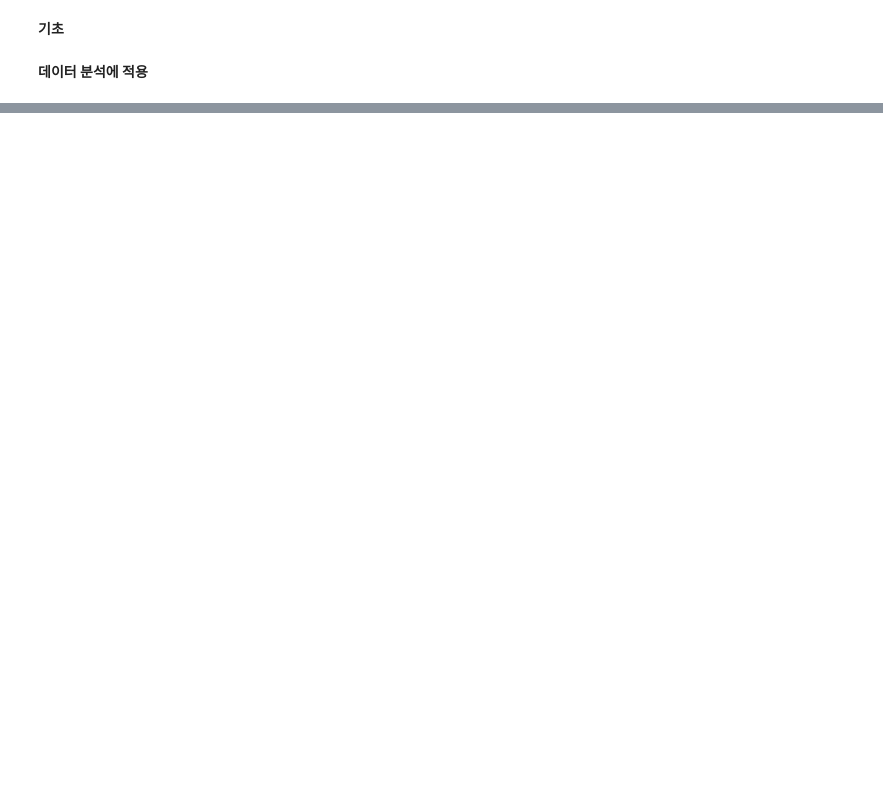
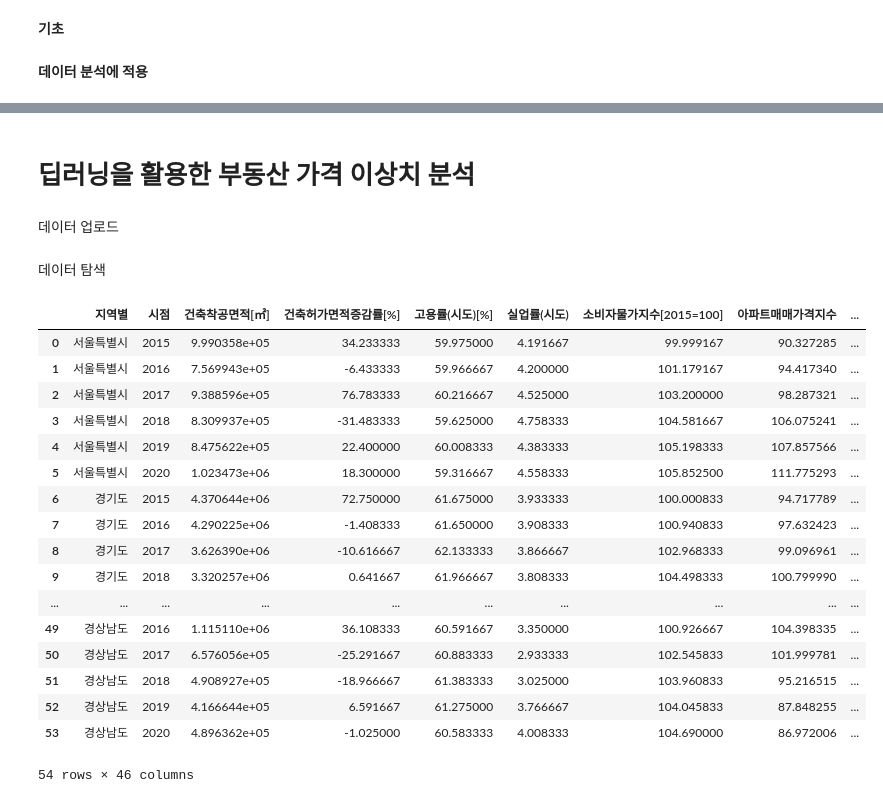
Before and after one commit to dlrjswn179/dlrjswn179, a Jupyter notebook: 비교과_노트.ipynb, the cells around one changed output, grey strips where cells are left out. Saved outputs shown, nothing was run; the diff lists cells and outputs as text; code cells hidden in the pictures; blank space fills up the shorter version.

```diff
--- a/비교과_노트.ipynb
+++ b/비교과_노트.ipynb
@@ -141,0 +583,4 @@ bike_data[bike_data.Momentum=='\\N']
+# %% [markdown]
+# 딥러닝을 활용한 부동산 가격 이상치 분석
+# %% [markdown]
+데이터 업로드
@@ -141,0 +594,24 @@ bike_data[bike_data.Momentum=='\\N']
+# %% [markdown]
+데이터 탐색
+# %%
+#데이터 탐색
+data
+# %% [output]
+|  | 지역별 | 시점 | 건축착공면적[㎡] | 건축허가면적증감률[%] | 고용률(시도)[%] | 실업률(시도) | 소비자물가지수[2015=100] | 아파트매매가격지수 | ... |
+| 0 | 서울특별시 | 2015 | 9.990358e+05 | 34.233333 | 59.975000 | 4.191667 | 99.999167 | 90.327285 | ... |
+| 1 | 서울특별시 | 2016 | 7.569943e+05 | -6.433333 | 59.966667 | 4.200000 | 101.179167 | 94.417340 | ... |
+| 2 | 서울특별시 | 2017 | 9.388596e+05 | 76.783333 | 60.216667 | 4.525000 | 103.200000 | 98.287321 | ... |
+| 3 | 서울특별시 | 2018 | 8.309937e+05 | -31.483333 | 59.625000 | 4.758333 | 104.581667 | 106.075241 | ... |
+| 4 | 서울특별시 | 2019 | 8.475622e+05 | 22.400000 | 60.008333 | 4.383333 | 105.198333 | 107.857566 | ... |
+| 5 | 서울특별시 | 2020 | 1.023473e+06 | 18.300000 | 59.316667 | 4.558333 | 105.852500 | 111.775293 | ... |
+| 6 | 경기도 | 2015 | 4.370644e+06 | 72.750000 | 61.675000 | 3.933333 | 100.000833 | 94.717789 | ... |
+| 7 | 경기도 | 2016 | 4.290225e+06 | -1.408333 | 61.650000 | 3.908333 | 100.940833 | 97.632423 | ... |
+| 8 | 경기도 | 2017 | 3.626390e+06 | -10.616667 | 62.133333 | 3.866667 | 102.968333 | 99.096961 | ... |
+| 9 | 경기도 | 2018 | 3.320257e+06 | 0.641667 | 61.966667 | 3.808333 | 104.498333 | 100.799990 | ... |
+| ... | ... | ... | ... | ... | ... | ... | ... | ... | ... |
+| 49 | 경상남도 | 2016 | 1.115110e+06 | 36.108333 | 60.591667 | 3.350000 | 100.926667 | 104.398335 | ... |
+| 50 | 경상남도 | 2017 | 6.576056e+05 | -25.291667 | 60.883333 | 2.933333 | 102.545833 | 101.999781 | ... |
+| 51 | 경상남도 | 2018 | 4.908927e+05 | -18.966667 | 61.383333 | 3.025000 | 103.960833 | 95.216515 | ... |
+| 52 | 경상남도 | 2019 | 4.166644e+05 | 6.591667 | 61.275000 | 3.766667 | 104.045833 | 87.848255 | ... |
+| 53 | 경상남도 | 2020 | 4.896362e+05 | -1.025000 | 60.583333 | 4.008333 | 104.690000 | 86.972006 | ... |
+54 rows × 46 columns
```
Also changed, not shown: parts of 143 cells of this notebook.
